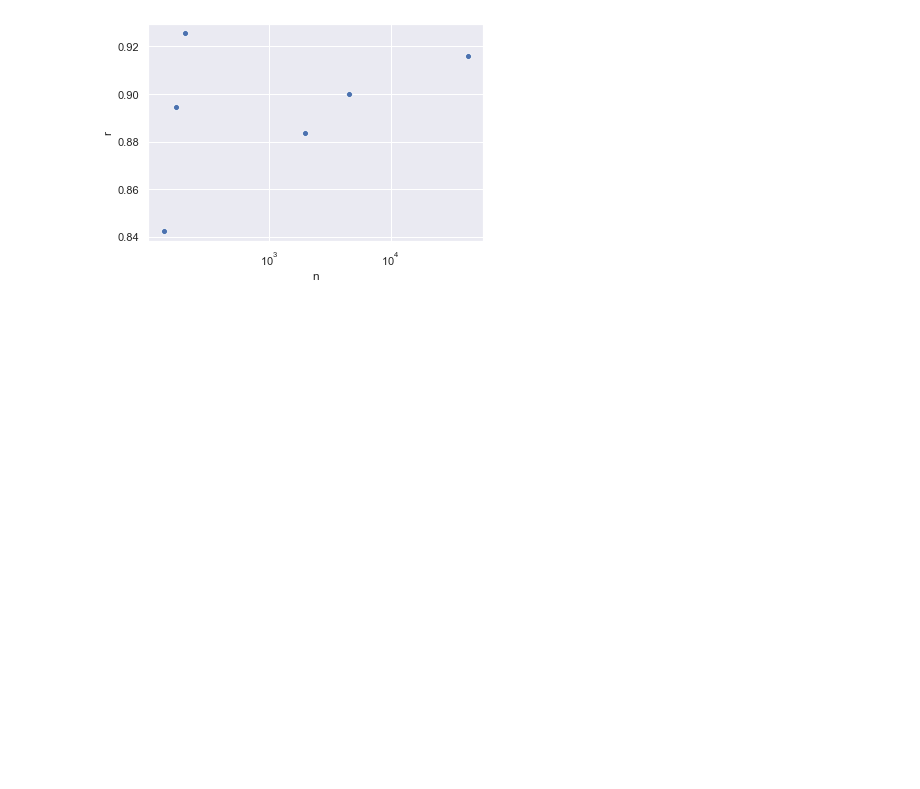
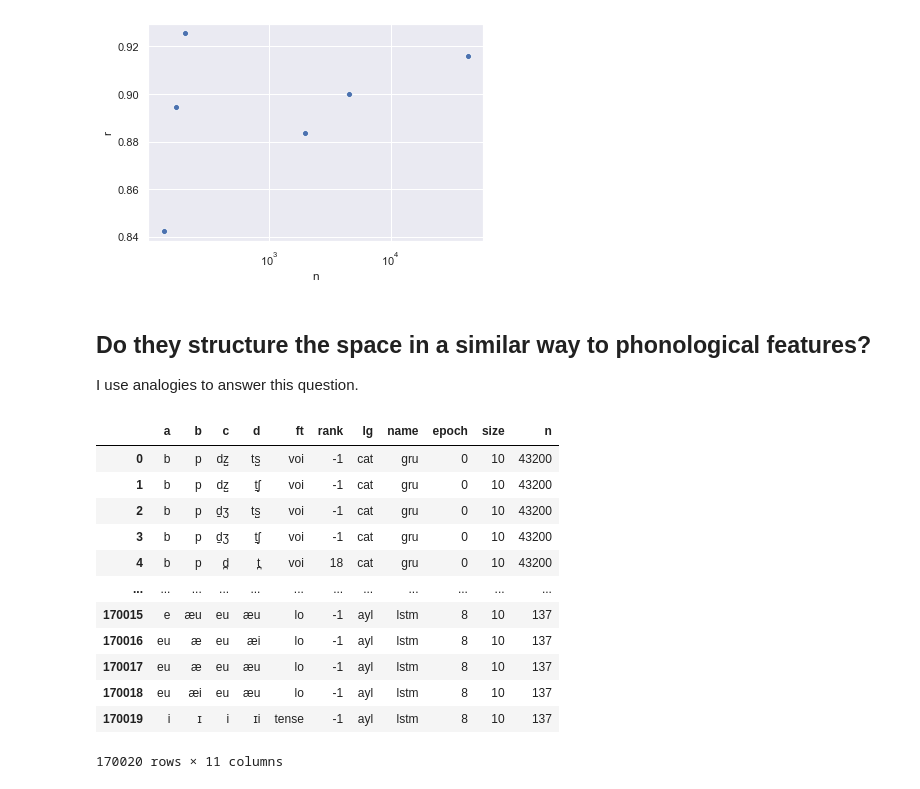
Before and after one commit to geoffbacon/phonological-features, a Jupyter notebook: src/Phonological-features.ipynb, the cells around one changed output. Saved outputs shown, nothing was run; the diff lists cells and outputs as text; code cells hidden in the pictures; blank space fills up the shorter version.

Commit message:
add analogies

```diff
--- a/src/Phonological-features.ipynb
+++ b/src/Phonological-features.ipynb
@@ -34,3 +31,12 @@ The blackcellmagic extension is already loaded. To reload it, use:
+# %%
+# Add training size data
+def training_size(lg):
+    filename = f"data/phoneme/wikipron/{lg}/train.txt"
+    if not os.path.exists(filename):
+        filename = f"data/phoneme/wikipron/{lg.split('_')[0]}/train.txt"
+    with open(filename) as file:
+        contents = file.read()
+    return contents.count("\n") + 1
 # %% [markdown]
 ## Do the models learn representations that are functionally equivalent to phonological features?
 
@@ -303,3 +309,49 @@ def relationship_between_qvec_and_hyperparams(sizes, names):
 relationship_between_qvec_and_hyperparams([10], ["word2vec", "rnn", "lstm", "gru"]);
 # %% [output]
 [figure]
+# %% [markdown]
+## Do they structure the space in a similar way to phonological features?
+
+I use analogies to answer this question.
+# %%
+# Read in analogy results
+models = all_trained_phoneme_models()
+results = []
+for model in tqdm(models):
+    if model["size"] != "groundTruth":
+        lg, name, epoch = model["lg"], model["name"], model["epoch"]
+        if "hidden" in model:
+            hyperparams = f"{model['size']}-{model['hidden']}"
+        else:
+            hyperparams = f"{model['size']}-{model['window']}"
+        filename = f"results/phoneme/analogy/{lg}/{name}/{hyperparams}/{epoch}.csv"
+        try:
+            df = pd.read_csv(filename)
+            df["lg"] = lg
+            df["name"] = name
+            df["epoch"] = epoch
+            df["size"] = model["size"]
+            results.append(df)
+        except FileNotFoundError:
+            continue
+df = pd.concat(results, ignore_index=True, sort=False)
+df["n"] = df["lg"].apply(training_size)
+for column in ["lg", "name"]:
+    df[column] = df[column].astype("category")
+for column in ["size", "epoch", "n"]:
+    df[column] = df[column].astype(int)
+df
+# %% [output]
+|  | a | b | c | d | ft | rank | lg | name | epoch | size | n |
+| 0 | b | p | dz̺ | ts̺ | voi | -1 | cat | gru | 0 | 10 | 43200 |
+| 1 | b | p | dz̺ | t̠ʃ | voi | -1 | cat | gru | 0 | 10 | 43200 |
+| 2 | b | p | d̠ʒ | ts̺ | voi | -1 | cat | gru | 0 | 10 | 43200 |
+| 3 | b | p | d̠ʒ | t̠ʃ | voi | -1 | cat | gru | 0 | 10 | 43200 |
+| 4 | b | p | d̪ | t̪ | voi | 18 | cat | gru | 0 | 10 | 43200 |
+| ... | ... | ... | ... | ... | ... | ... | ... | ... | ... | ... | ... |
+| 170015 | e | æu | eu | æu | lo | -1 | ayl | lstm | 8 | 10 | 137 |
+| 170016 | eu | æ | eu | æi | lo | -1 | ayl | lstm | 8 | 10 | 137 |
+| 170017 | eu | æ | eu | æu | lo | -1 | ayl | lstm | 8 | 10 | 137 |
+| 170018 | eu | æi | eu | æu | lo | -1 | ayl | lstm | 8 | 10 | 137 |
+| 170019 | i | ɪ | i | ɪi | tense | -1 | ayl | lstm | 8 | 10 | 137 |
+170020 rows × 11 columns
```
Also changed, not shown: parts of 1 cell of this notebook, 3 other files.
